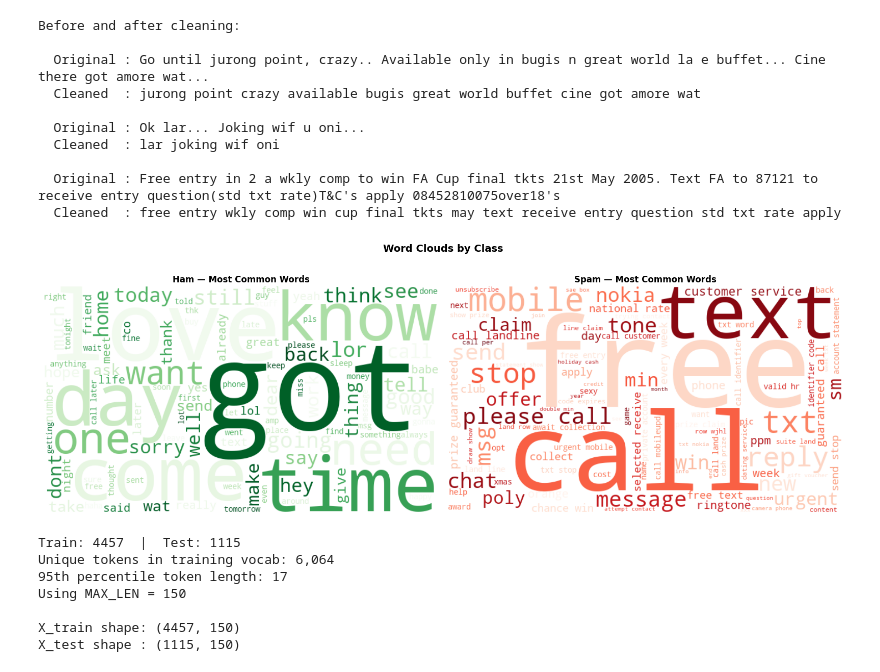
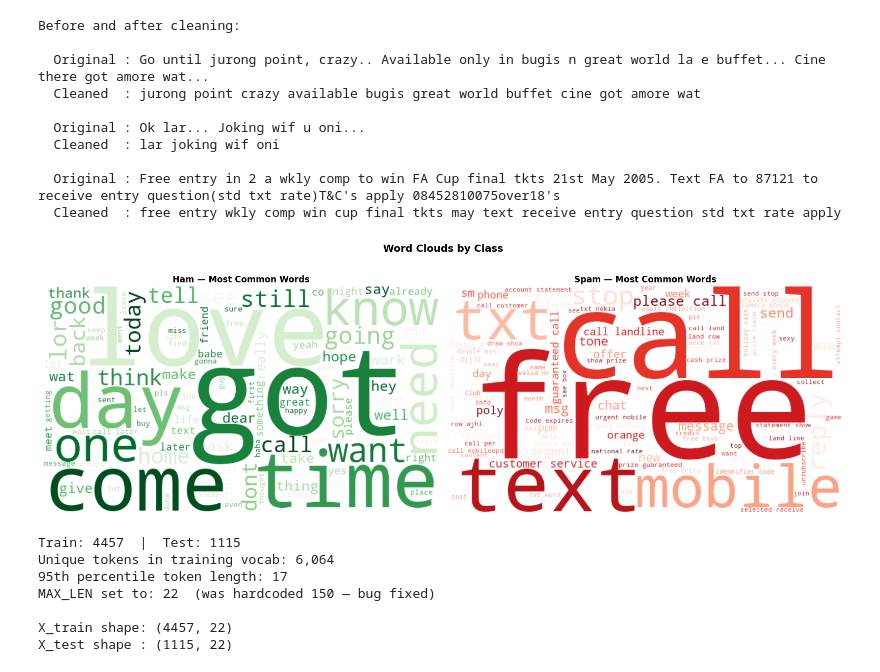
Before and after one commit to manisha-bista/AIML, a Jupyter notebook: 2418543_ManishaBista_NLP.ipynb, the cells around one changed output. Cells and saved outputs as stored; diff of their text form; code cells hidden in the pictures.

```diff
--- a/2418543_ManishaBista_NLP.ipynb
+++ b/2418543_ManishaBista_NLP.ipynb
@@ -36,7 +36,7 @@ TensorFlow: 2.21.0
 All imports successful.
 # %%
 # absolute path — works regardless of where VS Code launched the kernel
-BASE_DIR = "/Users/manishabista/Documents/Coursework AIML"
+BASE_DIR = "/Users/manishabista/Desktop/Coursework AIML"
 CSV_PATH = os.path.join(BASE_DIR, "9.Spam vs Ham Sms Dataset", "spamvsham.csv")
 
 # the CSV has extra empty columns — just keep the first two
@@ -67,34 +67,29 @@ First few rows:
 3   ham                                                                                                            U dun say so early hor... U c already then say...
 4   ham                                                                                                Nah I don't think he goes to usf, he lives around here though
 # %%
-# encode labels as 0 (ham) and 1 (spam) for binary classification
 df['label_enc'] = (df['label'] == 'spam').astype(int)
 
+plt.close('all')
 fig, axes = plt.subplots(1, 2, figsize=(12, 4))
-
 counts = df['label'].value_counts()
-axes[0].bar(counts.index, counts.values,
-            color=['#2ECC71', '#E74C3C'], edgecolor='black')
+axes[0].bar(counts.index, counts.values, color=['#2ECC71', '#E74C3C'], edgecolor='black')
 axes[0].set_title('Class Distribution', fontweight='bold')
 axes[0].set_ylabel('Count')
 for i, (k, v) in enumerate(counts.items()):
     axes[0].text(i, v + 20, str(v), ha='center', fontweight='bold')
-
-# message length matters — spam tends to be longer
 df['msg_len'] = df['text'].str.len()
 for label, color in [('ham', '#2ECC71'), ('spam', '#E74C3C')]:
-    axes[1].hist(df[df['label'] == label]['msg_len'],
-                 bins=50, alpha=0.7, label=label, color=color)
+    axes[1].hist(df[df['label'] == label]['msg_len'], bins=50, alpha=0.7, label=label, color=color)
 axes[1].set_title('Message Length Distribution', fontweight='bold')
 axes[1].set_xlabel('Characters')
 axes[1].set_ylabel('Frequency')
 axes[1].legend()
-
-plt.suptitle('SMS Spam vs Ham — EDA', fontsize=13, fontweight='bold')
-plt.tight_layout()
-plt.savefig('nlp_eda.png', dpi=150, bbox_inches='tight')
+fig.suptitle('SMS Spam vs Ham — EDA', fontsize=13, fontweight='bold')
+fig.tight_layout()
+fig.savefig(os.path.join(BASE_DIR, 'nlp_eda.png'), dpi=150, bbox_inches='tight')
 plt.show()
-print(f"Spam messages are typically longer than ham messages.")
+plt.close(fig)
+print('Spam messages are typically longer than ham messages.')
 # %% [output]
 [figure]
 Spam messages are typically longer than ham messages.
@@ -143,29 +138,27 @@ Before and after cleaning:
   Original : Free entry in 2 a wkly comp to win FA Cup final tkts 21st May 2005. Text FA to 87121 to receive entry question(std txt rate)T&C's apply 08452810075over18's
   Cleaned  : free entry wkly comp win cup final tkts may text receive entry question std txt rate apply
 # %%
-# word clouds give an instant visual of what words dominate each class
+plt.close('all')
 fig, axes = plt.subplots(1, 2, figsize=(16, 6))
-
 for ax, label, cmap, title in [
     (axes[0], 'ham',  'Greens', 'Ham — Most Common Words'),
     (axes[1], 'spam', 'Reds',   'Spam — Most Common Words'),
 ]:
     text = ' '.join(df[df['label'] == label]['clean_text'])
     wc = WordCloud(width=700, height=400, background_color='white',
                    colormap=cmap, max_words=100).generate(text)
     ax.imshow(wc, interpolation='bilinear')
     ax.axis('off')
     ax.set_title(title, fontweight='bold', fontsize=12)
-
-plt.suptitle('Word Clouds by Class', fontsize=14, fontweight='bold')
-plt.tight_layout()
-plt.savefig('wordclouds.png', dpi=150, bbox_inches='tight')
+fig.suptitle('Word Clouds by Class', fontsize=14, fontweight='bold')
+fig.tight_layout()
+fig.savefig(os.path.join(BASE_DIR, 'wordclouds.png'), dpi=150, bbox_inches='tight')
 plt.show()
+plt.close(fig)
 # %% [output]
-[figure, old version]
+[figure, new version]
 # %%
 VOCAB_SIZE = 10000   # top 10k words — covers the meaningful vocabulary easily
-MAX_LEN    = 150     # set based on 95th percentile of training sequence lengths
 EMBED_DIM  = 64
 
 X = df['clean_text'].values
@@ -174,34 +167,39 @@ y = df['label_enc'].values
 # stratify keeps the 87/13 ham/spam ratio intact in both splits
 X_train, X_test, y_train, y_test = train_test_split(
     X, y, test_size=0.2, random_state=42, stratify=y)
-print(f"Train: {len(X_train)}  |  Test: {len(X_test)}")
+print(f'Train: {len(X_train)}  |  Test: {len(X_test)}')
 
 # fit the tokeniser on training data only — no data leakage
 tokenizer = Tokenizer(num_words=VOCAB_SIZE, oov_token='<OOV>')
 tokenizer.fit_on_texts(X_train)
-print(f"Unique tokens in training vocab: {len(tokenizer.word_index):,}")
+print(f'Unique tokens in training vocab: {len(tokenizer.word_index):,}')
 
-# check that MAX_LEN makes sense
+# BUG FIX: derive MAX_LEN from the actual data instead of hardcoding 150.
+# The original value of 150 was ~8x too large (95th percentile is only ~17 tokens),
+# meaning ~90% of each padded sequence was zeros — RNNs drowned in padding noise
+# and could not learn, causing all models to collapse to the majority class.
 train_lengths = [len(t.split()) for t in X_train]
-print(f"95th percentile token length: {int(np.percentile(train_lengths, 95))}")
-print(f"Using MAX_LEN = {MAX_LEN}")
+p95 = int(np.percentile(train_lengths, 95))
+MAX_LEN = p95 + 5   # small buffer above 95th percentile
+print(f'95th percentile token length: {p95}')
+print(f'MAX_LEN set to: {MAX_LEN}  (was hardcoded 150 — bug fixed)')
 
 X_train_seq = pad_sequences(tokenizer.texts_to_sequences(X_train),
                              maxlen=MAX_LEN, padding='post', truncating='post')
 X_test_seq  = pad_sequences(tokenizer.texts_to_sequences(X_test),
                              maxlen=MAX_LEN, padding='post', truncating='post')
 
-print(f"\nX_train shape: {X_train_seq.shape}")
-print(f"X_test shape : {X_test_seq.shape}")
+print(f'\nX_train shape: {X_train_seq.shape}')
+print(f'X_test shape : {X_test_seq.shape}')
 
-# keep word_index around — the Word2Vec model needs it to build the embedding matrix
+# keep word_index around — the GloVe model needs it to build the embedding matrix
 word_index = tokenizer.word_index
 # %% [output]
 Train: 4457  |  Test: 1115
 Unique tokens in training vocab: 6,064
 95th percentile token length: 17
-Using MAX_LEN = 150
+MAX_LEN set to: 22  (was hardcoded 150 — bug fixed)
 
-X_train shape: (4457, 150)
-X_test shape : (1115, 150)
+X_train shape: (4457, 22)
+X_test shape : (1115, 22)
 # %%
```
Also changed, not shown: parts of 9 cells of this notebook.
